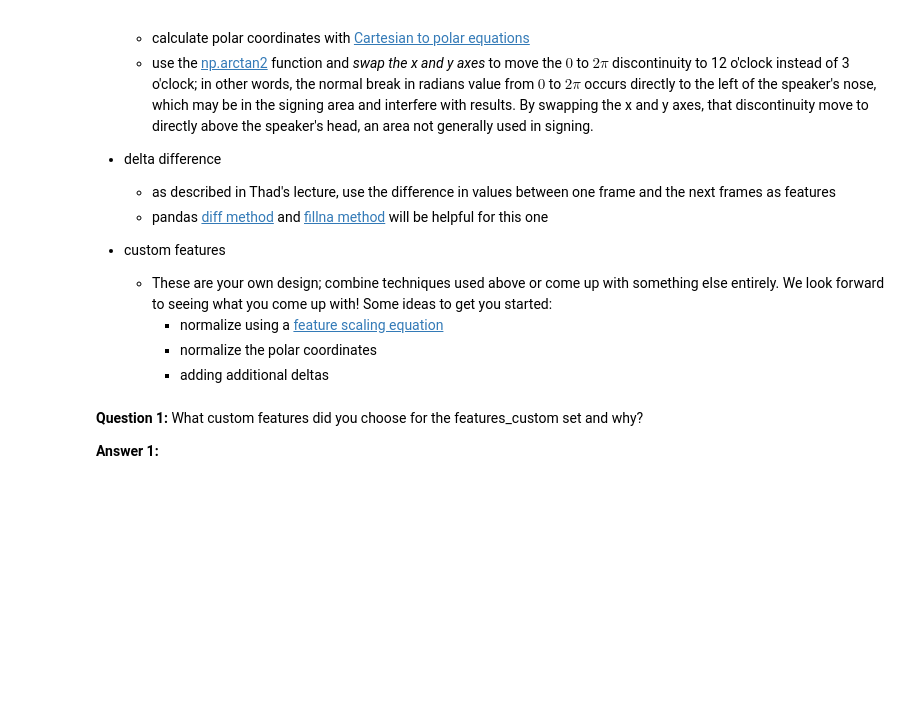
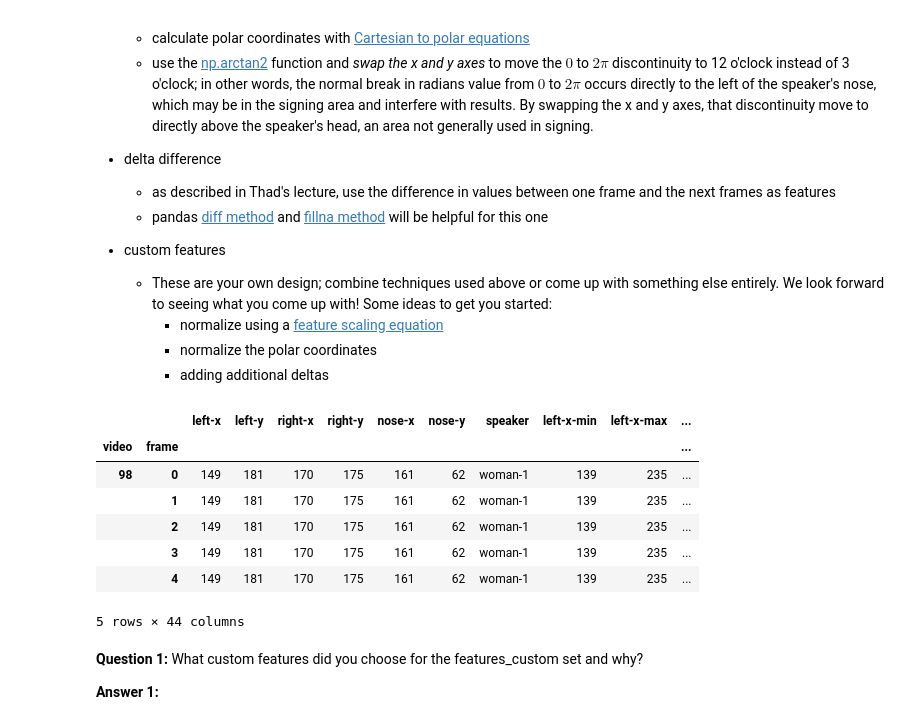
Before and after one commit to ANN-KOREA/AI_Sign-Language-Recognition-System, a Jupyter notebook: asl_recognizer.ipynb, the cells around one changed output. Cells and saved outputs as stored; diff of their text form; code cells hidden in the pictures; blank space fills up the shorter version.

```diff
--- a/asl_recognizer.ipynb
+++ b/asl_recognizer.ipynb
@@ -91,6 +165,7 @@ asl.df.head()
 # %%
 from asl_utils import test_std_tryit
 # TODO Create a dataframe named `df_std` with standard deviations grouped by speaker
+df_std = asl.df.groupby('speaker').std()
 
 # test the code
 test_std_tryit(df_std)
@@ -131,4 +246,12 @@ features_polar = ['polar-rr', 'polar-rtheta', 'polar-lr', 'polar-ltheta']
 # TODO add features for left, right, x, y differences by one time step, i.e. the "delta" values discussed in the lecture
 # Name these 'delta-rx', 'delta-ry', 'delta-lx', and 'delta-ly'
 
+asl.df['delta-lx'] = asl.df.groupby('speaker')['left-x'].diff().fillna(0)
+asl.df['delta-ly'] = asl.df.groupby('speaker')['left-y'].diff().fillna(0)
+
+asl.df['delta-rx'] = asl.df.groupby('speaker')['right-x'].diff().fillna(0)
+asl.df['delta-ry'] = asl.df.groupby('speaker')['right-y'].diff().fillna(0)
+
+#asl.df.head()
+
 features_delta = ['delta-rx', 'delta-ry', 'delta-lx', 'delta-ly']
@@ -140,3 +258,62 @@ features_delta = ['delta-rx', 'delta-ry', 'delta-lx', 'delta-ly']
+# %%
+# TODO add features of your own design, which may be a combination of the above or something else
+# Name these whatever you would like
+
+# TODO define a list named 'features_custom' for building the training set
+from asl_utils import test_std_tryit
+df_min = asl.df.groupby('speaker').min()
+df_max = asl.df.groupby('speaker').max()
+
+
+# adding scaled features for x and y
+asl.df['left-x-min']= asl.df['speaker'].map(df_min['left-x'])
+asl.df['left-x-max']= asl.df['speaker'].map(df_max['left-x'])
+
+asl.df['left-y-min']= asl.df['speaker'].map(df_min['left-y'])
+asl.df['left-y-max']= asl.df['speaker'].map(df_max['left-y'])
+
+asl.df['right-x-min']= asl.df['speaker'].map(df_min['right-x'])
+asl.df['right-x-max']= asl.df['speaker'].map(df_max['right-x'])
+
+asl.df['right-y-min']= asl.df['speaker'].map(df_min['right-y'])
+asl.df['right-y-max']= asl.df['speaker'].map(df_max['right-y'])
+
+asl.df['scaled-lx'] = (asl.df['left-x'] - asl.df['left-x-min'])/(asl.df['left-x-max']-asl.df['left-x-min'])
+asl.df['scaled-ly'] = (asl.df['left-y'] - asl.df['left-y-min'])/(asl.df['left-y-max']-asl.df['left-y-min'])
+asl.df['scaled-rx'] = (asl.df['right-x'] - asl.df['right-x-min'])/(asl.df['right-x-max']-asl.df['right-x-min'])
+asl.df['scaled-rx'] = (asl.df['right-y'] - asl.df['right-y-min'])/(asl.df['right-y-max']-asl.df['right-y-min'])
+
+
+# updating df_means and df_std to get polar coordinates there
+df_means = asl.df.groupby('speaker').mean()
+df_std = asl.df.groupby('speaker').std()
+
+# normalizing polar coordinates
+asl.df['left-polar-mean']= asl.df['speaker'].map(df_means['polar-lr'])
+asl.df['right-polar-mean']= asl.df['speaker'].map(df_means['polar-rr'])
+
+asl.df['left-polar-std']= asl.df['speaker'].map(df_std['polar-lr'])
+asl.df['right-polar-std']= asl.df['speaker'].map(df_std['polar-rr'])
+
+asl.df['norm-polar-l'] = (asl.df['polar-lr'] - asl.df['left-polar-mean'])/asl.df['left-polar-std']
+asl.df['norm-polar-r'] = (asl.df['polar-rr'] - asl.df['right-polar-mean'])/asl.df['right-polar-std']
+
+
+
+
+#df_means.head()
+
+#test_std_tryit(df_min)
+asl.df.head()
+# %% [output]
+|  |  | left-x | left-y | right-x | right-y | nose-x | nose-y | speaker | left-x-min | left-x-max | ... |
+| video | frame |  |  |  |  |  |  |  |  |  | ... |
+| 98 | 0 | 149 | 181 | 170 | 175 | 161 | 62 | woman-1 | 139 | 235 | ... |
+|  | 1 | 149 | 181 | 170 | 175 | 161 | 62 | woman-1 | 139 | 235 | ... |
+|  | 2 | 149 | 181 | 170 | 175 | 161 | 62 | woman-1 | 139 | 235 | ... |
+|  | 3 | 149 | 181 | 170 | 175 | 161 | 62 | woman-1 | 139 | 235 | ... |
+|  | 4 | 149 | 181 | 170 | 175 | 161 | 62 | woman-1 | 139 | 235 | ... |
+5 rows × 44 columns
 # %% [markdown]
 **Question 1:**  What custom features did you choose for the features_custom set and why?
 
```
Also changed, not shown: parts of 15 cells of this notebook.
